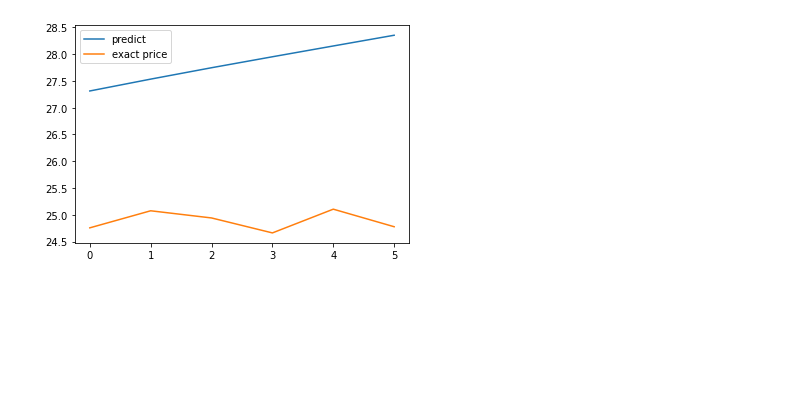
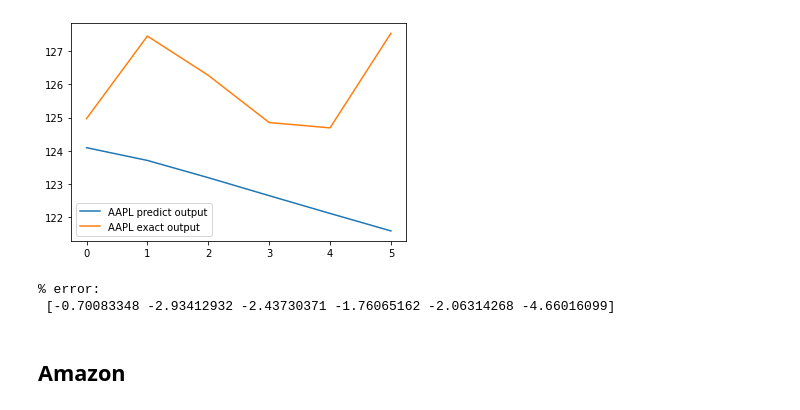
Before and after one commit to henrykhlai/LSTM-rescale-precidtion, a Jupyter notebook: LSTM_stock_prediction.ipynb, the cells around one changed output. Drawn from its saved outputs; the diff is of its cells as text; code cells hidden in the pictures; blank space fills up the shorter version.

```diff
--- a/LSTM_stock_prediction.ipynb
+++ b/LSTM_stock_prediction.ipynb
@@ -32,0 +15,16 @@ raw_data = yfinance.download(tickers ="aapl", start="2010-01-01",end="2021-5-10"
+# %%
+#Get the stock symbols
+#FAANG
+assets =['FB','AMZN','AAPL','NFLX','GOOG','NKE','TSLA']
+#stock start date
+stockStartDate = '2000-01-01'
+#stock end date
+stockEndDate = datetime.today().strftime('%Y-%m-%d')
+#stockEndDate = '2018-12-31'
+#Create a dataframe to store the adjusted close price of the stocks
+df = pd.DataFrame()
+
+#store the adjust the close price
+for stock in assets:
+    df[stock] = web.DataReader(stock, data_source='yahoo', start = stockStartDate, end=stockEndDate)['Adj Close']
+df
@@ -33,5 +46,5 @@ raw_data = yfinance.download(tickers ="aapl", start="2010-01-01",end="2021-5-10"
 # %%
-data = raw_data['Close'].values
+data = df['AAPL'].values
 # %%
 timeseries_data = data[:-20]
 # %%
@@ -137,0 +155,9 @@ print('% error:\n', (predict_output - exact_output)/exact_output * 100)
+# %%
+# define input sequence
+timeseries_data = data[:-5]
+a = np.min(timeseries_data)
+b = np.max(timeseries_data)
+date_ahead = 5
+XX = rescale(timeseries_data,a,b)
+yy = LSTM_predict(XX, 14,1,date_ahead)
+predict_output = revertscale(yy,a,b)
@@ -138,7 +166,14 @@ print('% error:\n', (predict_output - exact_output)/exact_output * 100)
 # %%
-plt.plot(predict_output,label='predict')
-plt.plot(timeseries_data, label='exact price')
+import matplotlib.pyplot as plt
+exact_output = timeseries_data = data[-date_ahead-1:]
+plt.plot(predict_output, label ='AAPL predict output')
+plt.plot(exact_output, label = 'AAPL exact output')
 plt.legend()
 plt.show()
+print('% error:\n', (predict_output - exact_output)/exact_output * 100)
 # %% [output]
-[figure, old version]
+[figure, new version]
+% error:
+ [-0.70083348 -2.93412932 -2.43730371 -1.76065162 -2.06314268 -4.66016099]
+# %% [markdown]
+## Amazon
```
Also changed, not shown: parts of 17 cells of this notebook.
